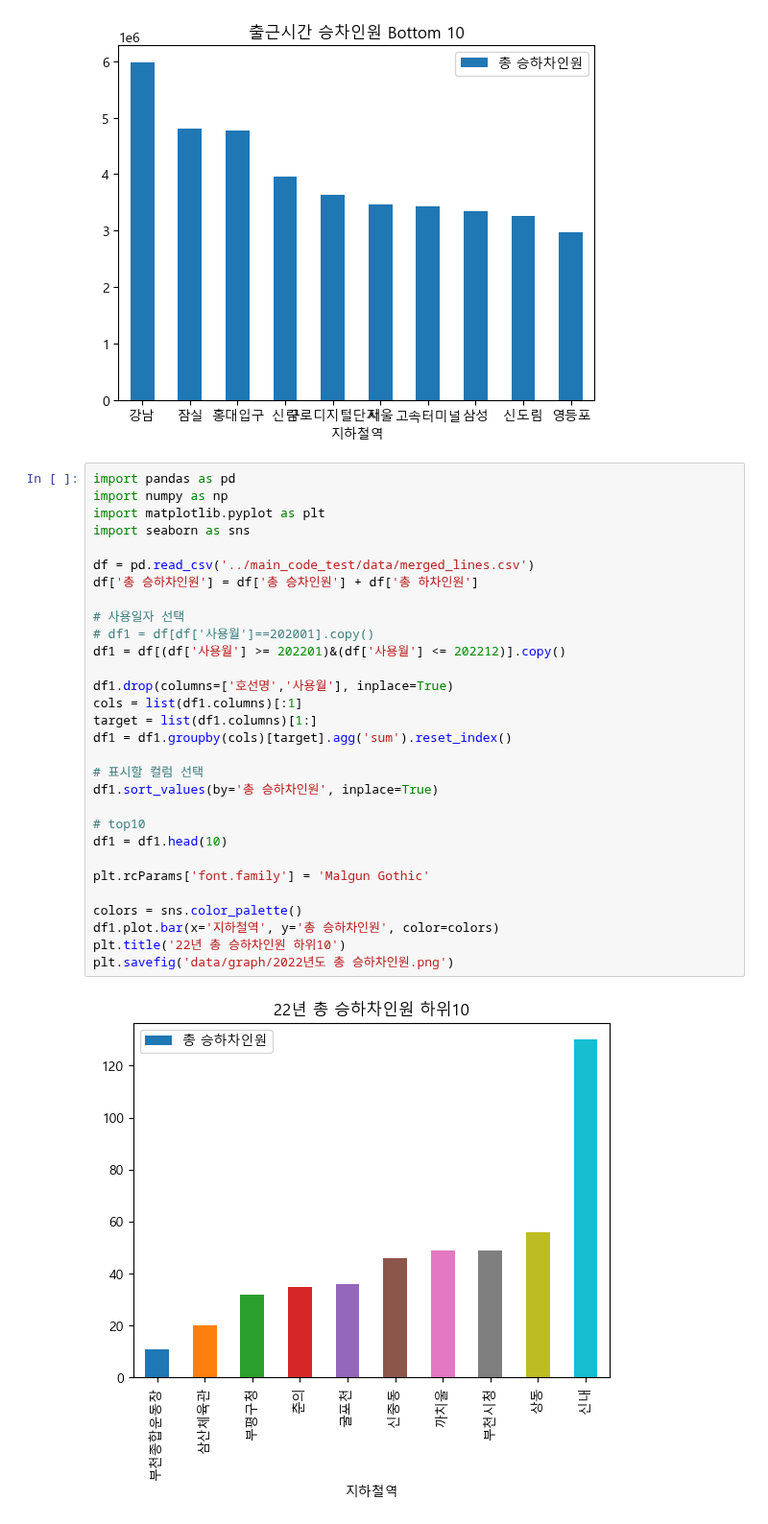
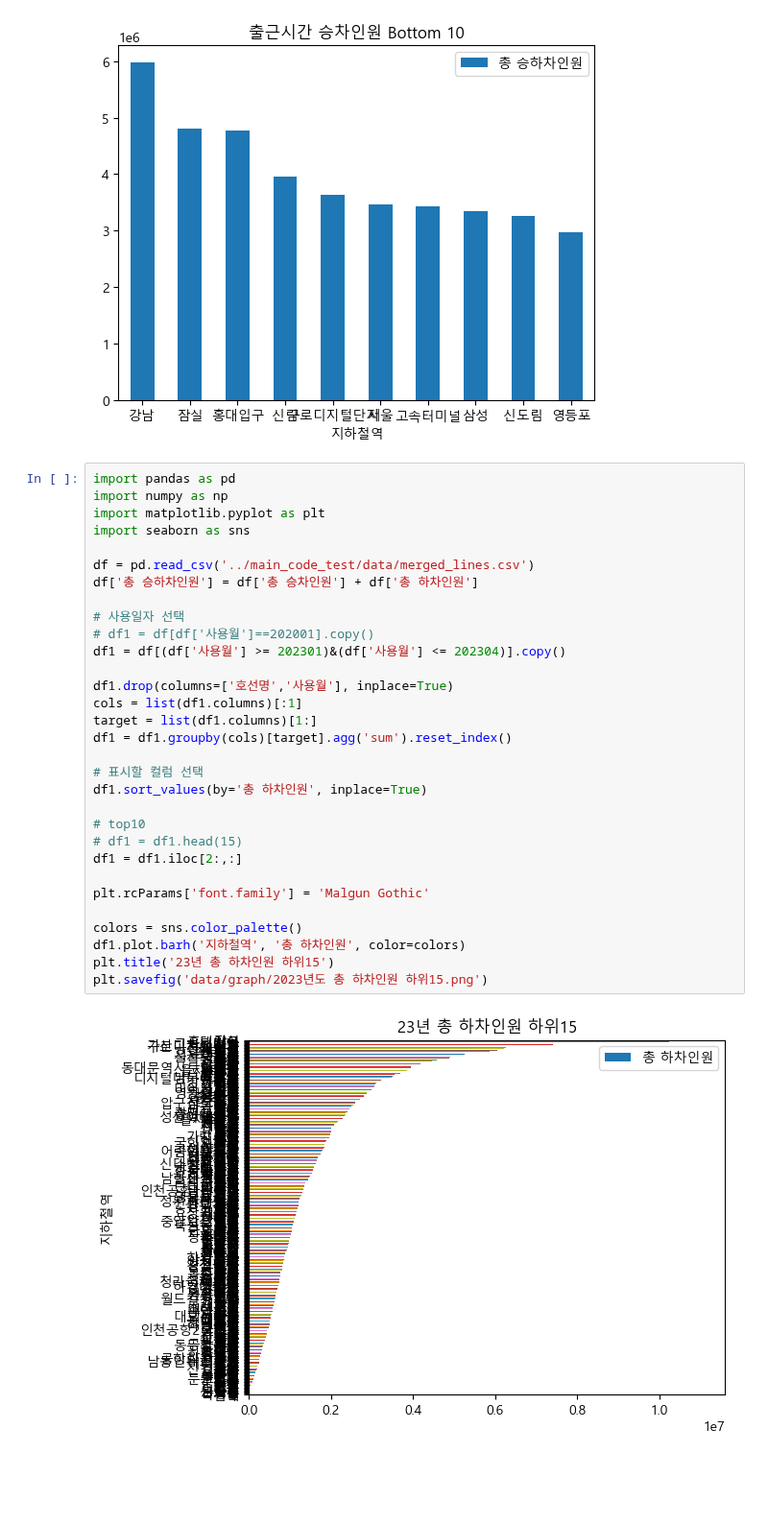
Before and after one commit to Mayhem-XD/Project_p1, a Jupyter notebook: test_code/data/2020/test_code/Top_Bottom_10.ipynb, the cells around one changed output. Shown at 96% size. Saved outputs shown, nothing was run; the diff lists cells and outputs as text; blank space fills up the shorter version.

```diff
--- a/test_code/data/2020/test_code/Top_Bottom_10.ipynb
+++ b/test_code/data/2020/test_code/Top_Bottom_10.ipynb
@@ -123,32 +123,33 @@ Text(0.5, 1.0, '출근시간 승차인원 Bottom 10')
 # %%
 import pandas as pd
 import numpy as np
 import matplotlib.pyplot as plt
 import seaborn as sns
 
 df = pd.read_csv('../main_code_test/data/merged_lines.csv')
 df['총 승하차인원'] = df['총 승차인원'] + df['총 하차인원']
 
 # 사용일자 선택
 # df1 = df[df['사용월']==202001].copy()
-df1 = df[(df['사용월'] >= 202201)&(df['사용월'] <= 202212)].copy()
+df1 = df[(df['사용월'] >= 202301)&(df['사용월'] <= 202304)].copy()
 
 df1.drop(columns=['호선명','사용월'], inplace=True)
 cols = list(df1.columns)[:1]
 target = list(df1.columns)[1:]
 df1 = df1.groupby(cols)[target].agg('sum').reset_index()
 
 # 표시할 컬럼 선택
-df1.sort_values(by='총 승하차인원', inplace=True)
+df1.sort_values(by='총 하차인원', inplace=True)
 
 # top10
-df1 = df1.head(10)
+# df1 = df1.head(15)
+df1 = df1.iloc[2:,:]
 
 plt.rcParams['font.family'] = 'Malgun Gothic'
 
 colors = sns.color_palette()
-df1.plot.bar(x='지하철역', y='총 승하차인원', color=colors)
-plt.title('22년 총 승하차인원 하위10')
-plt.savefig('data/graph/2022년도 총 승하차인원.png')
+df1.plot.barh('지하철역', '총 하차인원', color=colors)
+plt.title('23년 총 하차인원 하위15')
+plt.savefig('data/graph/2023년도 총 하차인원 하위15.png')
 # %% [output]
-[figure, old version]
+[figure, new version]
```
Also changed, not shown: 1 other file.
